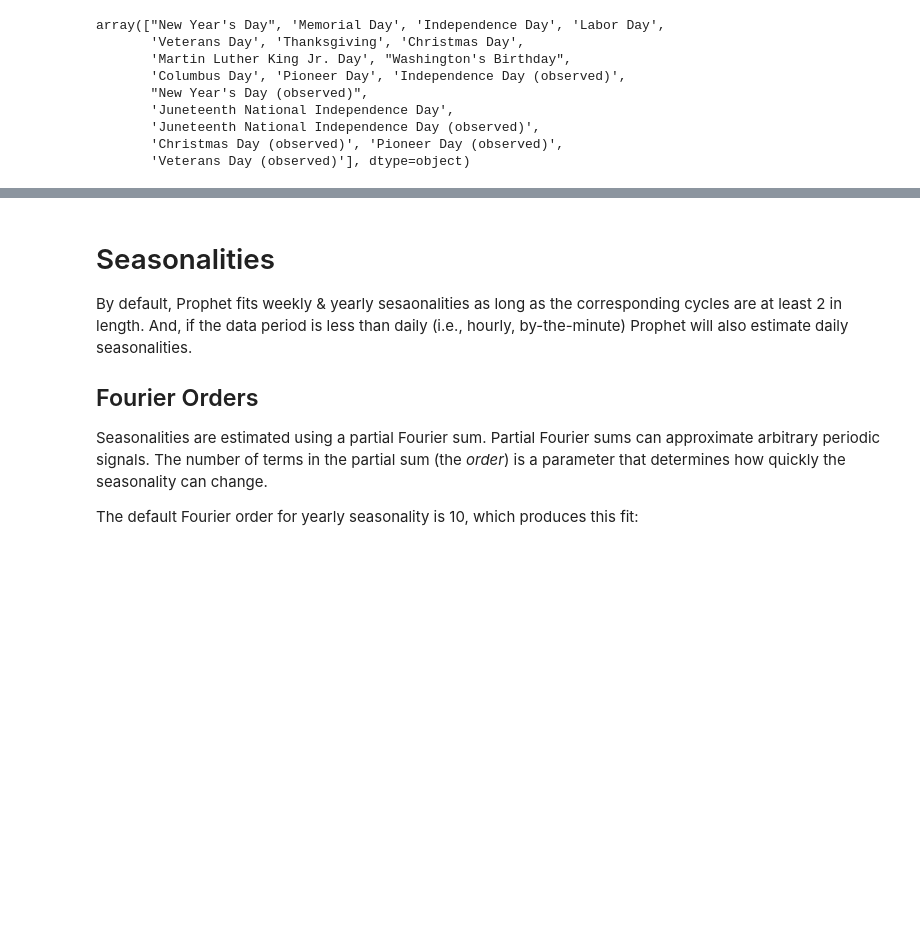
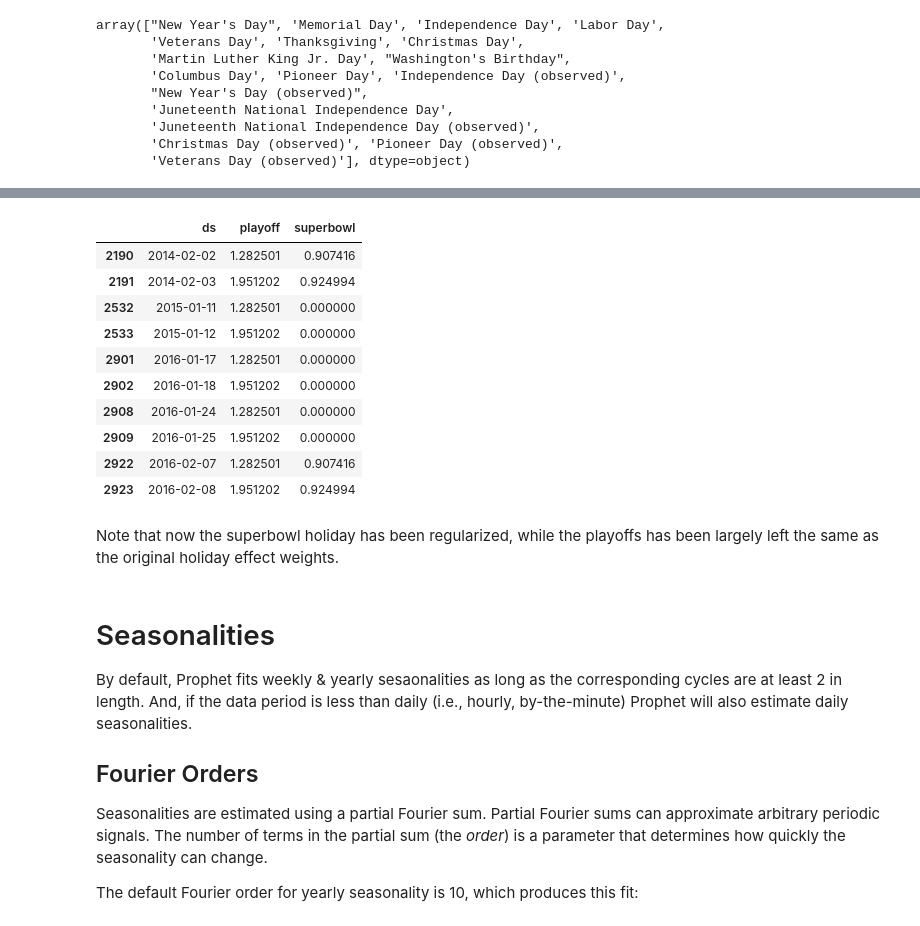
Before and after one commit to kdonavin/meta-prophet-guide, a Jupyter notebook: prophet.ipynb, the cells around one changed output, grey strips where cells are left out. Drawn from its saved outputs; the diff is of its cells as text; code cells hidden in the pictures; blank space fills up the shorter version.

```diff
--- a/prophet.ipynb
+++ b/prophet.ipynb
@@ -336,0 +364,11 @@ array(["New Year's Day", 'Memorial Day', 'Independence Day', 'Labor Day',
+# %%
+#Set prior scale for the Super Bowl only
+holidays = holidays.assign(prior_scale=10)
+holidays.loc[holidays.holiday == 'superbowl', 'prior_scale'] = 0.05
+
+#Rebuild Prophet
+m = Prophet(holidays=holidays).fit(man_df)
+forecast = m.predict(future)
+forecast[(forecast['playoff'] + forecast['superbowl']).abs() > 0][
+    ['ds', 'playoff', 'superbowl']][-10:]
+# %% [output]
@@ -337,3 +377,16 @@ array(["New Year's Day", 'Memorial Day', 'Independence Day', 'Labor Day',
+|  | ds | playoff | superbowl |
+| 2190 | 2014-02-02 | 1.282501 | 0.907416 |
+| 2191 | 2014-02-03 | 1.951202 | 0.924994 |
+| 2532 | 2015-01-11 | 1.282501 | 0.000000 |
+| 2533 | 2015-01-12 | 1.951202 | 0.000000 |
+| 2901 | 2016-01-17 | 1.282501 | 0.000000 |
+| 2902 | 2016-01-18 | 1.951202 | 0.000000 |
+| 2908 | 2016-01-24 | 1.282501 | 0.000000 |
+| 2909 | 2016-01-25 | 1.951202 | 0.000000 |
+| 2922 | 2016-02-07 | 1.282501 | 0.907416 |
+| 2923 | 2016-02-08 | 1.951202 | 0.924994 |
+# %% [markdown]
+Note that now the superbowl holiday has been regularized, while the playoffs has been largely left the same as the original holiday effect weights.
 # %% [markdown]
 # Seasonalities
 
```
Also changed, not shown: parts of 12 cells of this notebook.
